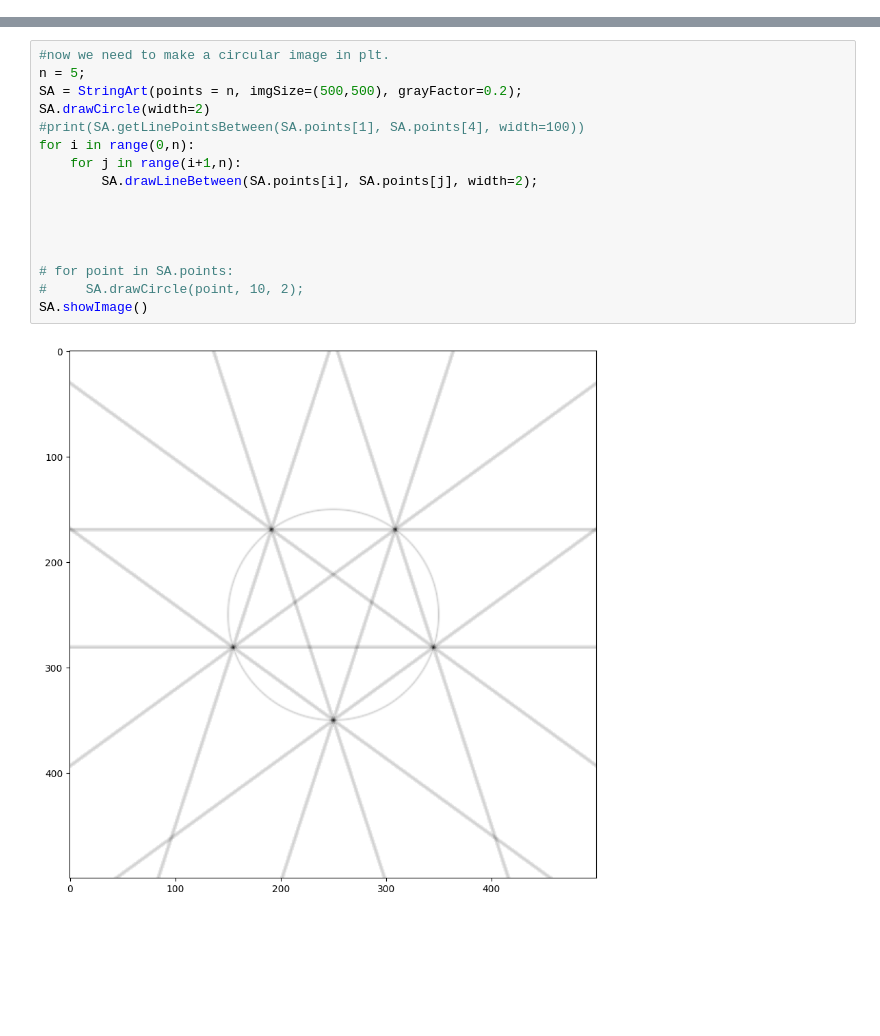
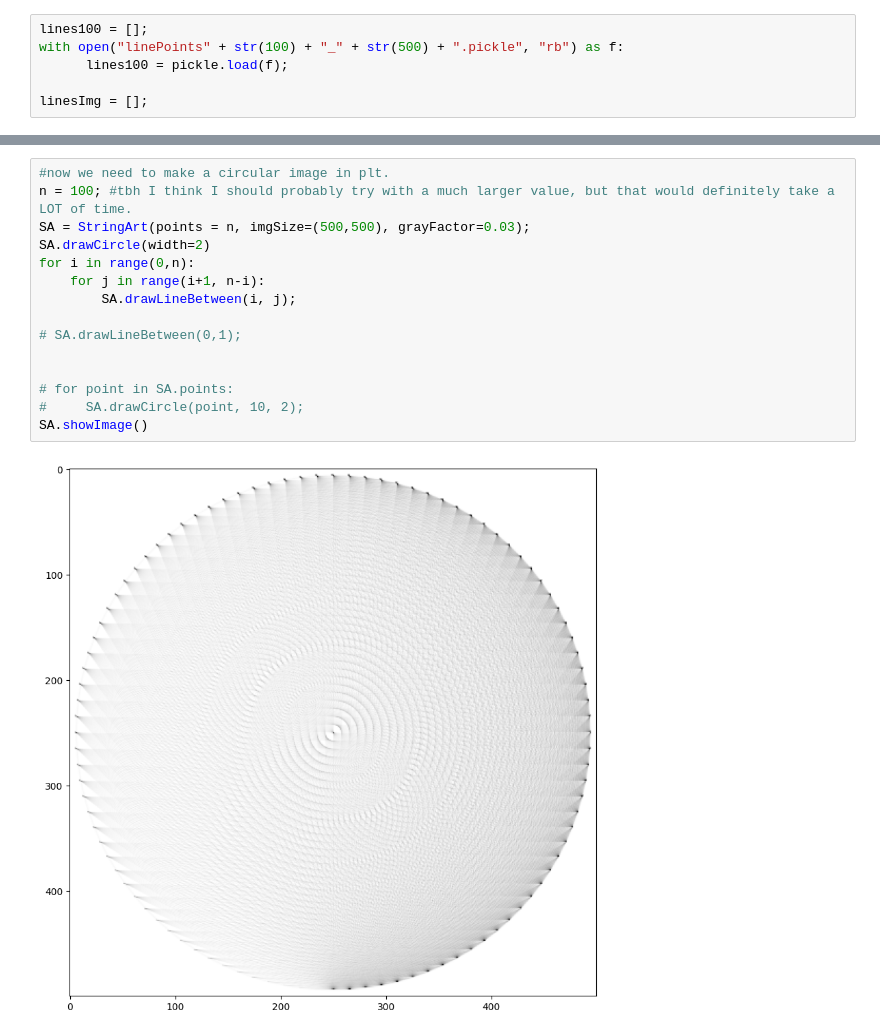
Before and after one commit to DhruvAhlawat/String_Art, a Jupyter notebook: StringArt.ipynb, the cells around one changed output, grey strips where cells are left out. Drawn from its saved outputs; the diff is of its cells as text; blank space fills up the shorter version.

```diff
--- a/StringArt.ipynb
+++ b/StringArt.ipynb
@@ -86,0 +10,6 @@ class StringArt:
+# %%
+lines100 = [];
+with open("linePoints" + str(100) + "_" + str(500) + ".pickle", "rb") as f:
+      lines100 = pickle.load(f);
+
+linesImg = [];
@@ -87,18 +170,17 @@ class StringArt:
 # %%
 #now we need to make a circular image in plt.
-n = 5;
-SA = StringArt(points = n, imgSize=(500,500), grayFactor=0.2);
+n = 100; #tbh I think I should probably try with a much larger value, but that would definitely take a LOT of time.
+SA = StringArt(points = n, imgSize=(500,500), grayFactor=0.03);
 SA.drawCircle(width=2)
-#print(SA.getLinePointsBetween(SA.points[1], SA.points[4], width=100))
 for i in range(0,n):
-    for j in range(i+1,n):
-        SA.drawLineBetween(SA.points[i], SA.points[j], width=2);
+    for j in range(i+1, n-i):
+        SA.drawLineBetween(i, j);
 
-
+# SA.drawLineBetween(0,1);
 
 
 # for point in SA.points:
 #     SA.drawCircle(point, 10, 2);
 SA.showImage()
 # %% [output]
-[figure, old version]
+[figure, new version]
```
Also changed, not shown: parts of 3 cells of this notebook, 5 other files.
